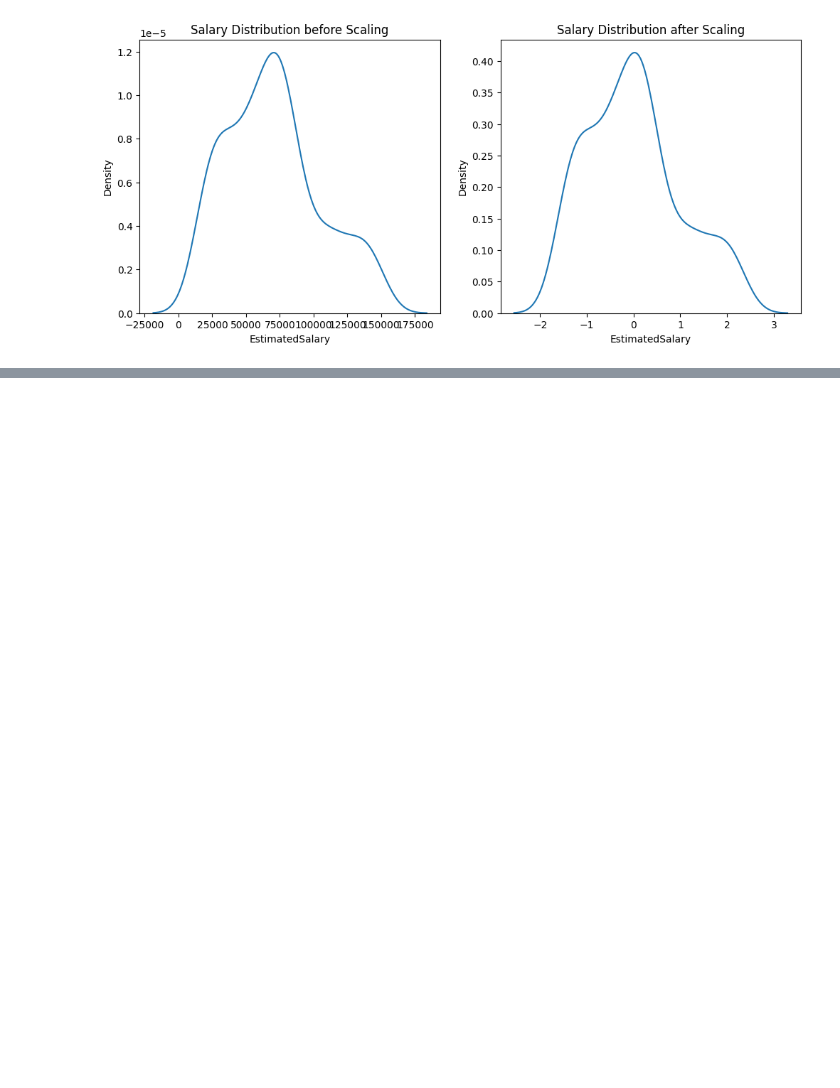
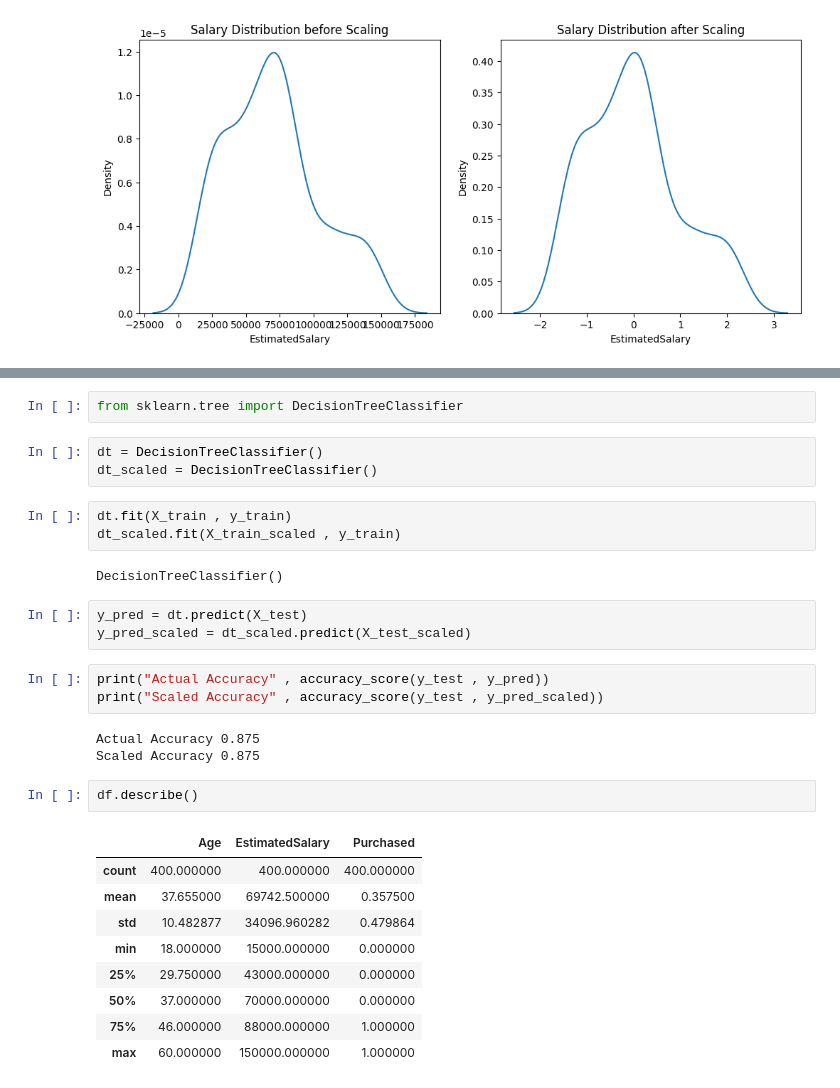
Before and after one commit to Akash14-09/Machine_Learning, a Jupyter notebook: Standardization.ipynb, the cells around one changed output, grey strips where cells are left out. Drawn from its saved outputs; the diff is of its cells as text; blank space fills up the shorter version.

```diff
--- a/Standardization.ipynb
+++ b/Standardization.ipynb
@@ -167,0 +193,31 @@ plt.show()
+# %%
+from sklearn.tree import DecisionTreeClassifier
+# %%
+dt = DecisionTreeClassifier()
+dt_scaled = DecisionTreeClassifier()
+# %%
+dt.fit(X_train , y_train)
+dt_scaled.fit(X_train_scaled , y_train)
+# %% [output]
+DecisionTreeClassifier()
+# %%
+y_pred = dt.predict(X_test)
+y_pred_scaled = dt_scaled.predict(X_test_scaled)
+# %%
+print("Actual Accuracy" , accuracy_score(y_test , y_pred))
+print("Scaled Accuracy" , accuracy_score(y_test , y_pred_scaled))
+# %% [output]
+Actual Accuracy 0.875
+Scaled Accuracy 0.875
+# %%
+df.describe()
+# %% [output]
+|  | Age | EstimatedSalary | Purchased |
+| count | 400.000000 | 400.000000 | 400.000000 |
+| mean | 37.655000 | 69742.500000 | 0.357500 |
+| std | 10.482877 | 34096.960282 | 0.479864 |
+| min | 18.000000 | 15000.000000 | 0.000000 |
+| 25% | 29.750000 | 43000.000000 | 0.000000 |
+| 50% | 37.000000 | 70000.000000 | 0.000000 |
+| 75% | 46.000000 | 88000.000000 | 1.000000 |
+| max | 60.000000 | 150000.000000 | 1.000000 |
```
Also changed, not shown: parts of 17 cells of this notebook.
